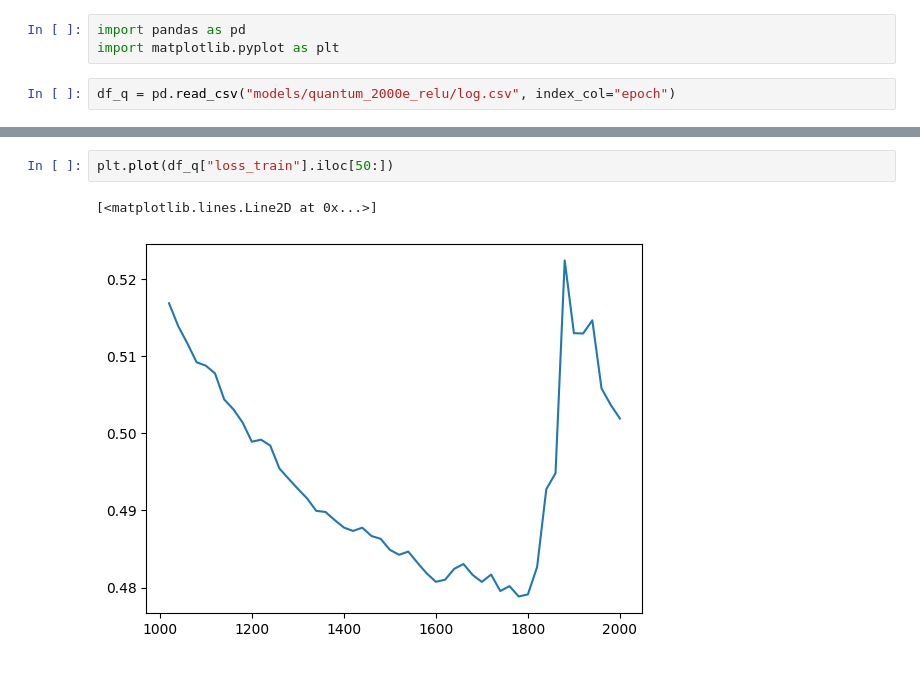
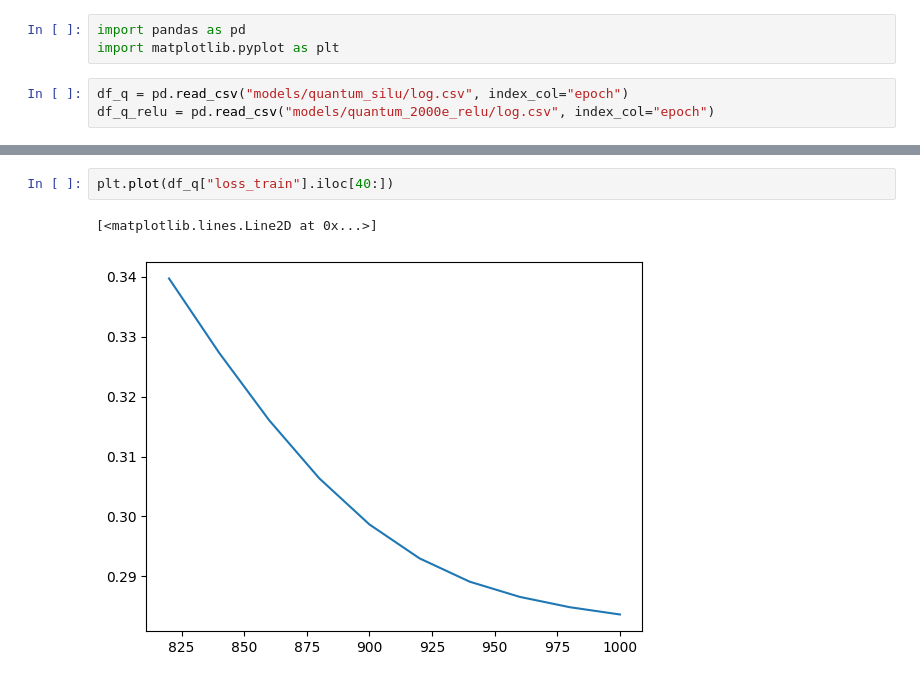
Before and after one commit to sedykh-ag/kovasznay_quantum, a Jupyter notebook: distr/testing.ipynb, the cells around one changed output, grey strips where cells are left out. Cells and saved outputs as stored; diff of their text form.

Commit message:
finished silu training + implemented changing learning rate + started 2000e silu training

```diff
--- a/distr/testing.ipynb
+++ b/distr/testing.ipynb
@@ -106,7 +106,8 @@ Executed in 31.54 sec.
 import pandas as pd
 import matplotlib.pyplot as plt
 # %%
-df_q = pd.read_csv("models/quantum_2000e_relu/log.csv", index_col="epoch")
+df_q = pd.read_csv("models/quantum_silu/log.csv", index_col="epoch")
+df_q_relu = pd.read_csv("models/quantum_2000e_relu/log.csv", index_col="epoch")
 # %%
 df_q
 # %% [output]
@@ -138,5 +143,5 @@ plt.show()
 # %%
-plt.plot(df_q["loss_train"].iloc[50:])
+plt.plot(df_q["loss_train"].iloc[40:])
 # %% [output]
 [<matplotlib.lines.Line2D at 0x...>]
-[figure, old version]
+[figure, new version]
```
Also changed, not shown: parts of 8 cells of this notebook, 6 other files.
